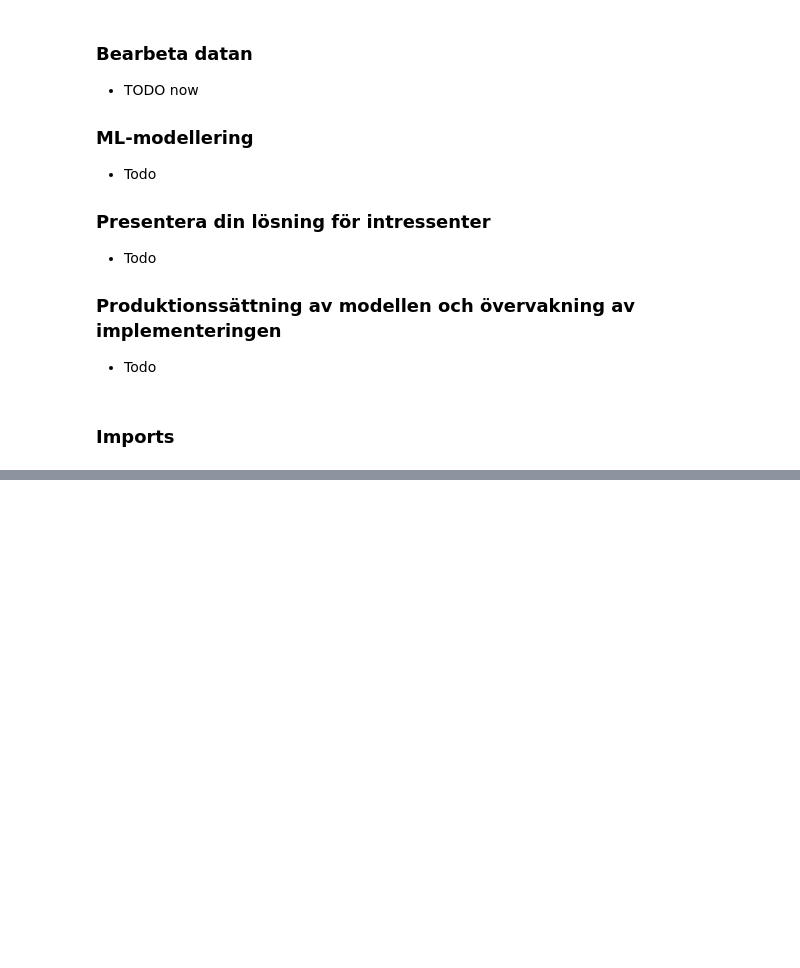
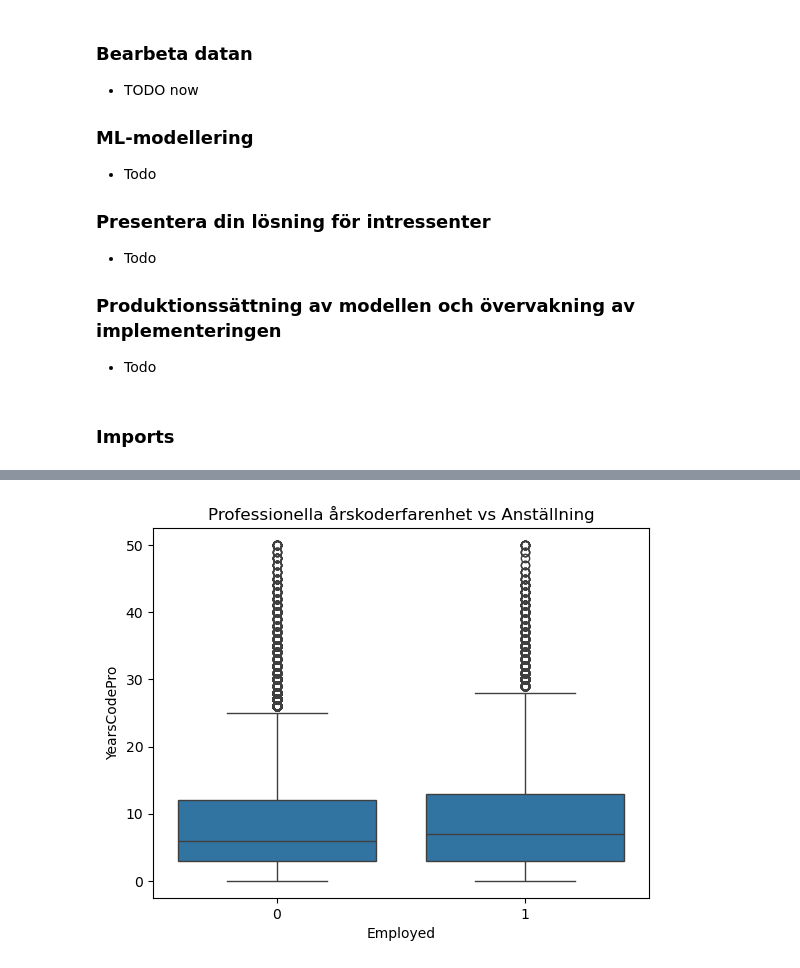
Before and after one commit to HugoManns/AI-kunskapskontroll-del-1, a Jupyter notebook: EDA.ipynb, the cells around one changed output, grey strips where cells are left out. Saved outputs shown, nothing was run; the diff lists cells and outputs as text; code cells hidden in the pictures; blank space fills up the shorter version.

```diff
--- a/EDA.ipynb
+++ b/EDA.ipynb
@@ -61,0 +93,7 @@ dtype: int64
+# %%
+# --- 4. Erfarenhet ---
+sns.boxplot(data=data, x="Employed", y="YearsCodePro")
+plt.title("Professionella årskoderfarenhet vs Anställning")
+plt.show()
+# %% [output]
+[figure, added]
```
Also changed, not shown: parts of 12 cells of this notebook.
